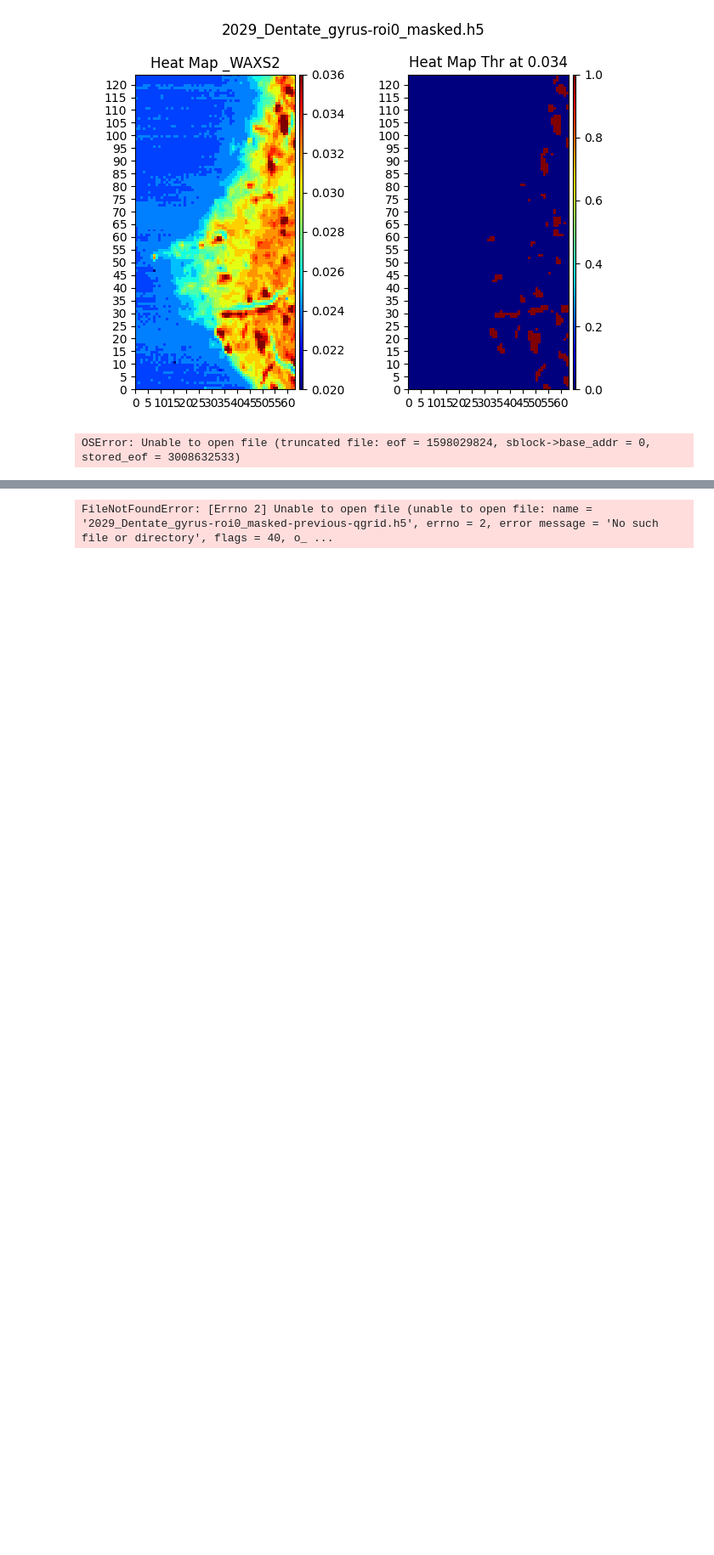
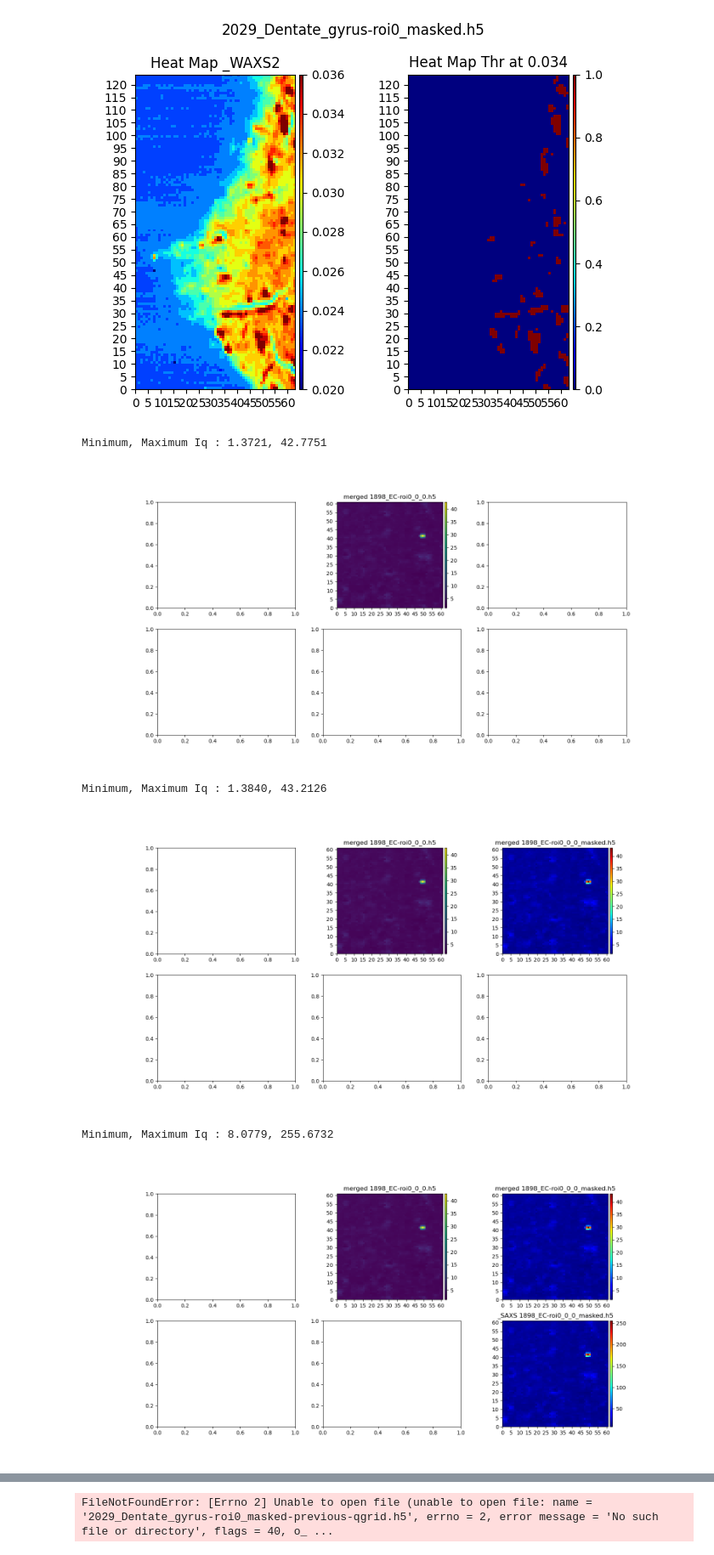
Before and after one commit to eeedinar/Alzheimers, a Jupyter notebook: visualization.ipynb, the cells around one changed output, grey strips where cells are left out. Shown at 85% size. Cells and saved outputs as stored; diff of their text form; code cells hidden in the pictures; blank space fills up the shorter version.

```diff
--- a/visualization.ipynb
+++ b/visualization.ipynb
@@ -323,9 +324,9 @@ try : del source_file
 except NameError: pass
 
 # specs
-source_file = "1898_HIPPO-roi0_0_0.h5"         # comment out to avoid plotting  # must input source file name   '1934_B8_masked.h5'
-masked_file = "1898_HIPPO-roi0_0_0_masked.h5"          # "2048_B8_masked.h5"
-scattering = ('_SAXS', '_WAXS2',)
+source_file = dropdown_file.value.strip("_masked.h5") + ".h5"       # comment out to avoid plotting  # must input source file name   '1934_B8_masked.h5'  "1892_Sarkosyl_Tau-roi0.h5"   "Recombinant_Tau-roi0.h5"  "1892_High_Molecular_Tau-roi0.h5"
+masked_file = dropdown_file.value            # "2048_B8_masked.h5"
+scattering = ('_SAXS', 'merged',)
 frames = None
 
 # computation
@@ -362,32 +363,37 @@ def update_plot(frame):
         else:
             Iq_S_SAXS = read_Iq(source_file, scattering[0])
             Iq_S_WAXS = read_Iq(source_file, scattering[1])
 
             axs[0,0].plot(qgrid2, Iq_S_WAXS[frame], label = f'Before Mask Fr- {frame}');
             axs[0,0].plot(qgrid2, Iq_M_WAXS[frame], label = f'After Mask Fr- {frame}');
             waxs_diff_image(masked_file, frame, f, axs[0,1])
 
             axs[1,0].plot(qgrid2, Iq_S_SAXS[frame], label = f'Before Mask Fr- {frame}');
             axs[1,0].plot(qgrid2, Iq_M_SAXS[frame], label = f'After Mask Fr- {frame}');
             saxs_diff_image(masked_file, frame, f, axs[1,1])
 
     except NameError:
         axs[0,0].plot(qgrid2, Iq_M_WAXS[frame], label = f' Fr- {frame}');
         # waxs_diff_image(masked_file, frame, f, axs[0,1])
 
         axs[1,0].plot(qgrid2, Iq_M_SAXS[frame], label = f' Fr- {frame}');
         # saxs_diff_image(masked_file, frame, f, axs[1,1])
 
     axs[0,0].legend()
     axs[1,0].legend()
     plt.suptitle(f'{masked_file}')
     plt.tight_layout()
 
-if frames == None :
+if frames == None:
     frame = ipywidgets.IntSlider(min=0, max=n_patterns-1, value=0, description = "Frame", continuous_update=False)
 else :
     frame = ipywidgets.SelectionSlider(value = frames[0], options = frames, continuous_update=False)
 
 ipywidgets.interactive(update_plot, frame=frame)
 # %% [output]
-OSError: Unable to open file (truncated file: eof = 1598029824, sblock->base_addr = 0, stored_eof = 3008632533)
+Minimum, Maximum Iq : 1.3721, 42.7751
+[figure, added]
+Minimum, Maximum Iq : 1.3840, 43.2126
+[figure, added]
+Minimum, Maximum Iq : 8.0779, 255.6732
+[figure, added]
```
Also changed, not shown: parts of 16 cells of this notebook, 10 other files.
